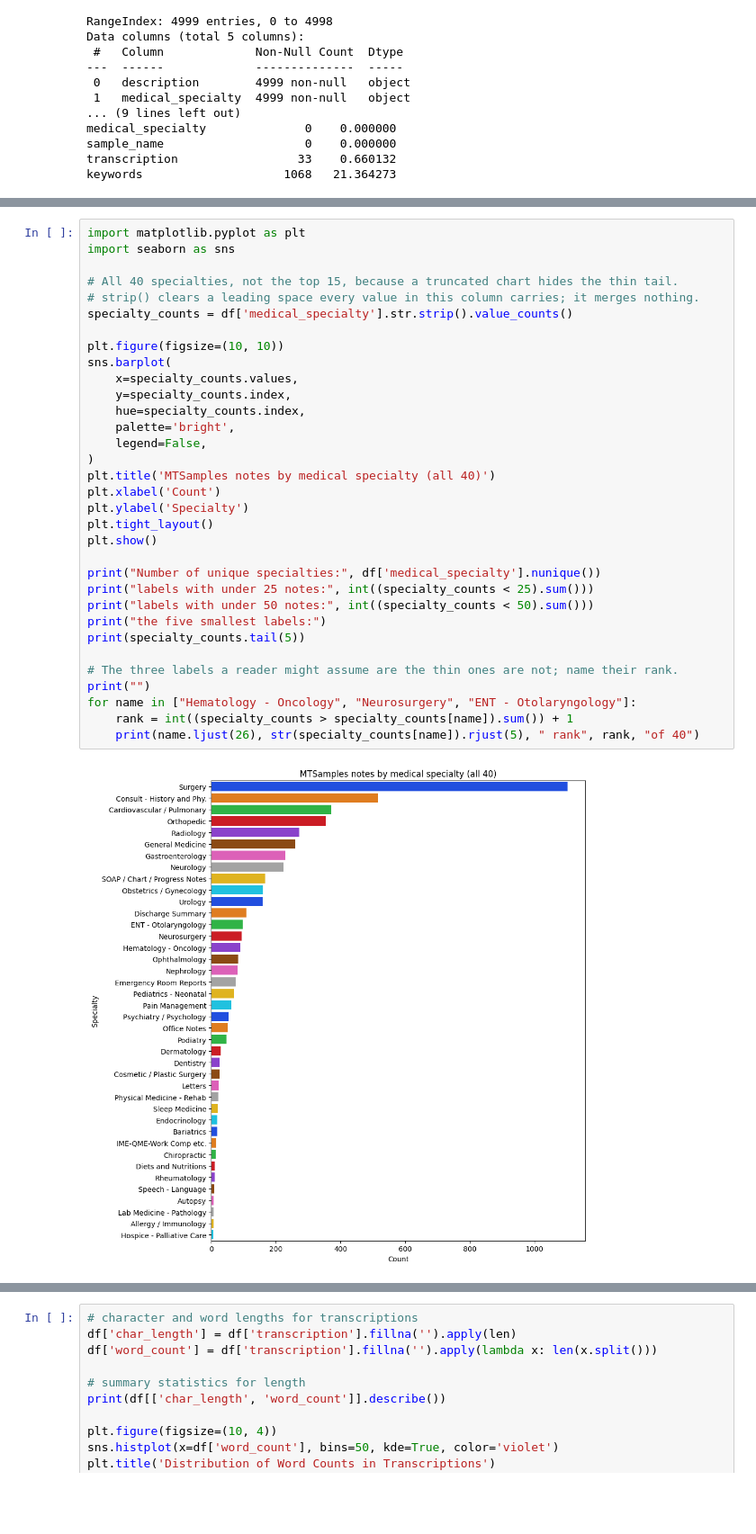
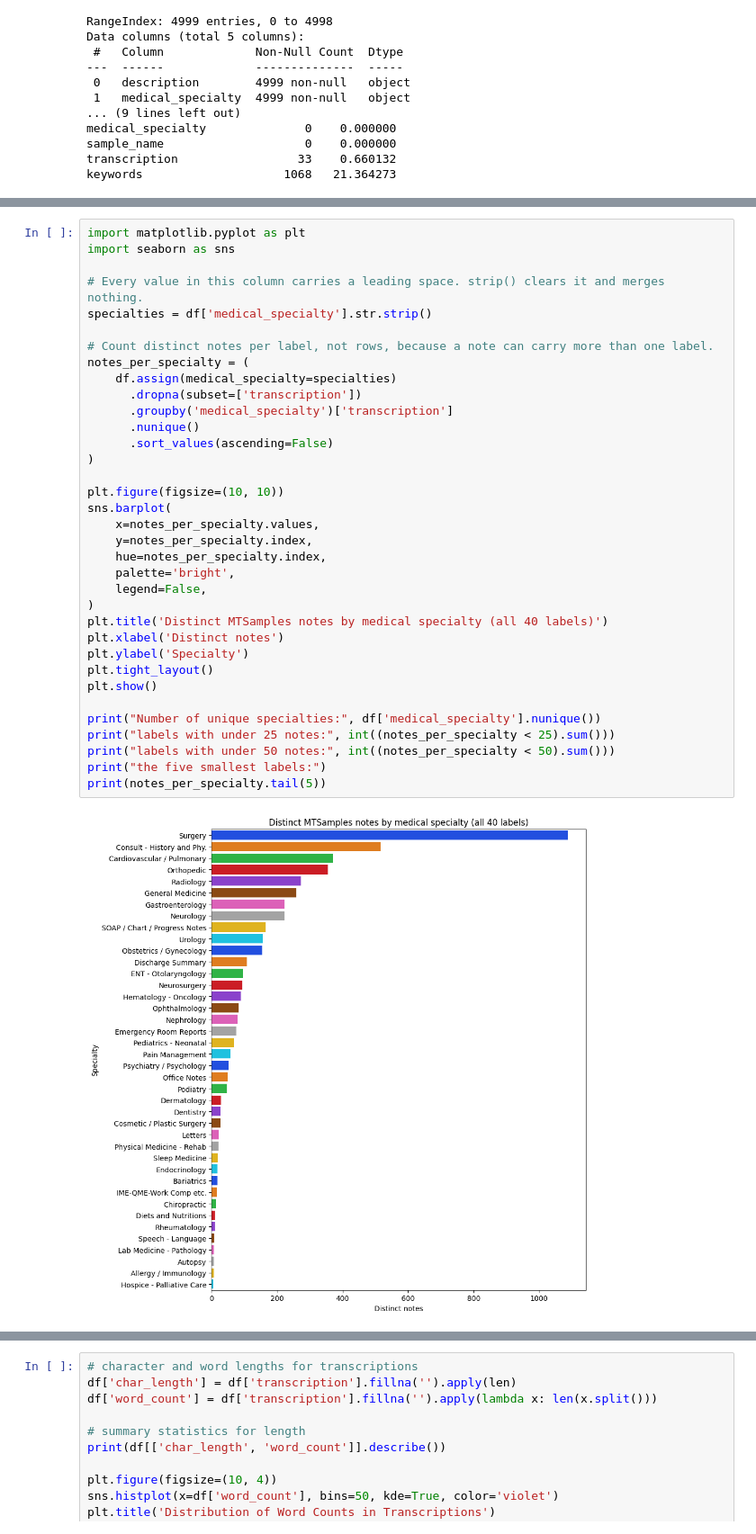
Before and after one commit to Break-Through-Tech/Google-2E-faithfulmed-a-multi-agent-system-for-faithful-patient-friendly-medical-explanations, a Jupyter notebook: notebooks/mt_samples_eda.ipynb, the cells around one changed output, grey strips where cells are left out. Shown at 90% size. Cells and saved outputs as stored; diff of their text form; blank space fills up the shorter version.

Commit message:
Update the EDA on MTSamples

```diff
--- a/notebooks/mt_samples_eda.ipynb
+++ b/notebooks/mt_samples_eda.ipynb
@@ -104,38 +95,40 @@ sample_name + description       2377 unique   COLLIDES
 # %%
 import matplotlib.pyplot as plt
 import seaborn as sns
 
-# All 40 specialties, not the top 15, because a truncated chart hides the thin tail.
-# strip() clears a leading space every value in this column carries; it merges nothing.
-specialty_counts = df['medical_specialty'].str.strip().value_counts()
+# Every value in this column carries a leading space. strip() clears it and merges nothing.
+specialties = df['medical_specialty'].str.strip()
+
+# Count distinct notes per label, not rows, because a note can carry more than one label.
+notes_per_specialty = (
+    df.assign(medical_specialty=specialties)
+      .dropna(subset=['transcription'])
+      .groupby('medical_specialty')['transcription']
+      .nunique()
+      .sort_values(ascending=False)
+)
 
 plt.figure(figsize=(10, 10))
 sns.barplot(
-    x=specialty_counts.values,
-    y=specialty_counts.index,
-    hue=specialty_counts.index,
+    x=notes_per_specialty.values,
+    y=notes_per_specialty.index,
+    hue=notes_per_specialty.index,
     palette='bright',
     legend=False,
 )
-plt.title('MTSamples notes by medical specialty (all 40)')
-plt.xlabel('Count')
+plt.title('Distinct MTSamples notes by medical specialty (all 40 labels)')
+plt.xlabel('Distinct notes')
 plt.ylabel('Specialty')
 plt.tight_layout()
 plt.show()
 
 print("Number of unique specialties:", df['medical_specialty'].nunique())
-print("labels with under 25 notes:", int((specialty_counts < 25).sum()))
-print("labels with under 50 notes:", int((specialty_counts < 50).sum()))
+print("labels with under 25 notes:", int((notes_per_specialty < 25).sum()))
+print("labels with under 50 notes:", int((notes_per_specialty < 50).sum()))
 print("the five smallest labels:")
-print(specialty_counts.tail(5))
-
-# The three labels a reader might assume are the thin ones are not; name their rank.
-print("")
-for name in ["Hematology - Oncology", "Neurosurgery", "ENT - Otolaryngology"]:
-    rank = int((specialty_counts > specialty_counts[name]).sum()) + 1
-    print(name.ljust(26), str(specialty_counts[name]).rjust(5), " rank", rank, "of 40")
+print(notes_per_specialty.tail(5))
 # %% [output]
-[figure, old version]
+[figure, new version]
 Number of unique specialties: 40
 labels with under 25 notes: 14
 labels with under 50 notes: 18
```
Also changed, not shown: parts of 34 cells of this notebook.
